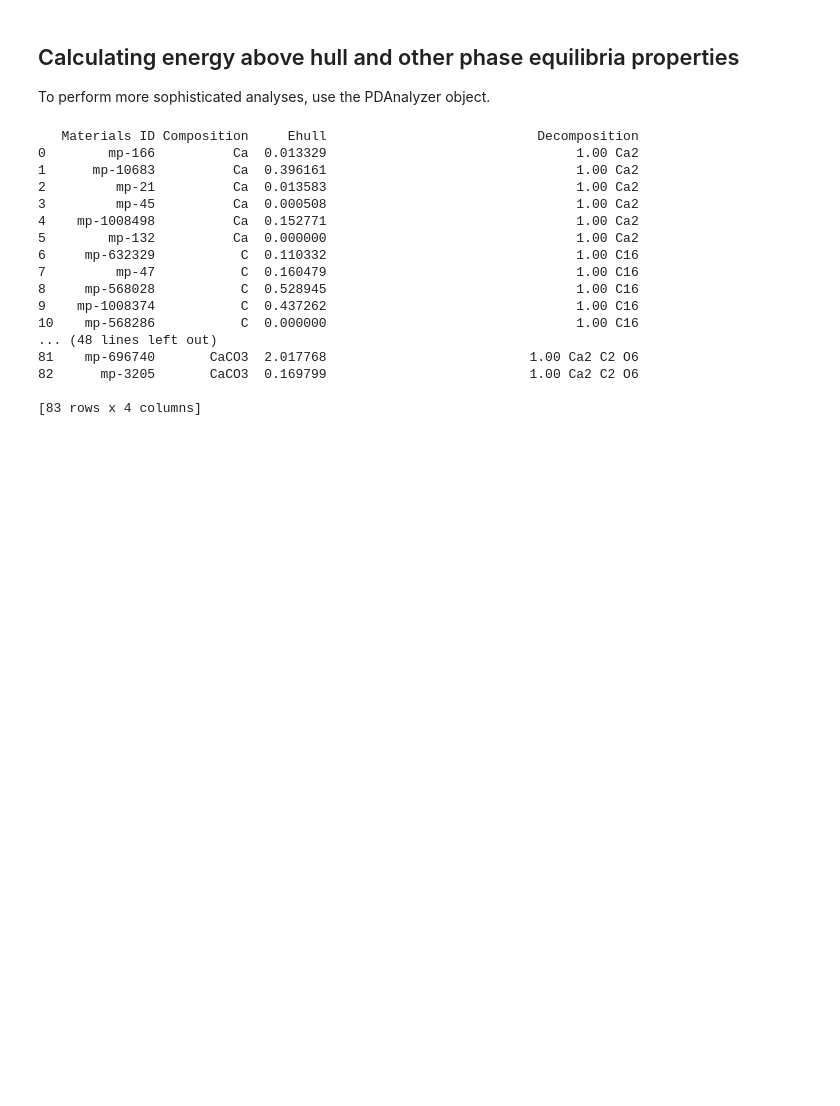
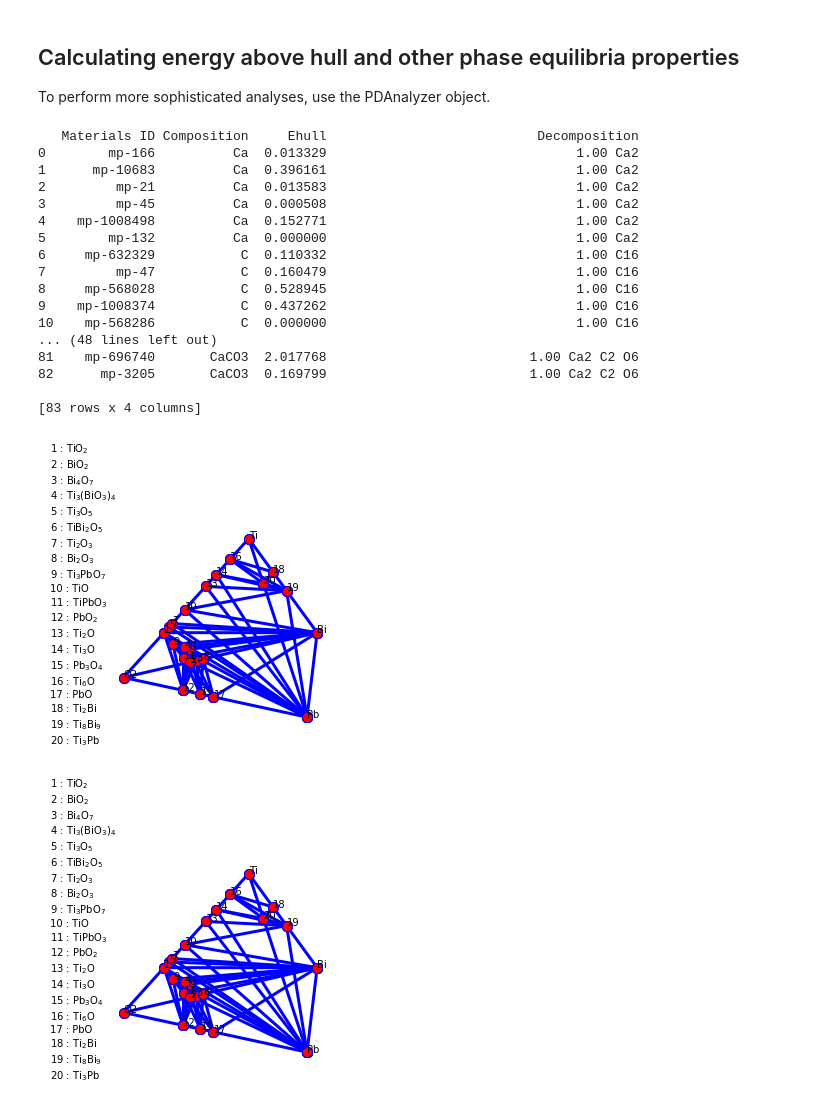
Before and after one commit to yw-fang/pymatgen-notebook, a Jupyter notebook: notebooks/20180427-phase-diagram.ipynb, the cells around one changed output. Cells and saved outputs as stored; diff of their text form; code cells hidden in the pictures; blank space fills up the shorter version.

Commit message:
add references, plot phase diagram for Bi,Pb,Ti,O

```diff
--- a/notebooks/20180427-phase-diagram.ipynb
+++ b/notebooks/20180427-phase-diagram.ipynb
@@ -80,3 +80,25 @@ pmg_band = rester.get_bandstructure_by_material_id(structure_id)
 material_name = pmg_structure.formula.replace('1','').replace(' ','')
 
 spa = SpacegroupAnalyzer(pmg_structure)
+# %%
+# %matplotlib inline
+import matplotlib
+import pymatgen as mg
+import os
+from pymatgen.ext.matproj import MPRester
+from pymatgen.analysis.phase_diagram import PhaseDiagram, PDPlotter
+rester = mg.MPRester(os.environ['PMG_MAPI_KEY'])
+# in your shell .profile/.bashrc as: export PMG_MAPI_KEY=" "
+
+
+entries = rester.get_entries_in_chemsys(['Bi', 'Pb', 'Ti', 'O'])
+phasediagram = PhaseDiagram(entries)
+# %%
+#Let's show all phases, including unstable ones
+plotter_1 = PDPlotter(phasediagram, show_unstable=True)
+plotter_2 = PDPlotter(phasediagram, show_unstable=False)
+plotter_1.show()
+plotter_2.show()
+# %% [output]
+[figure, added]
+[figure, added]
```
Also changed, not shown: parts of 1 cell of this notebook.
